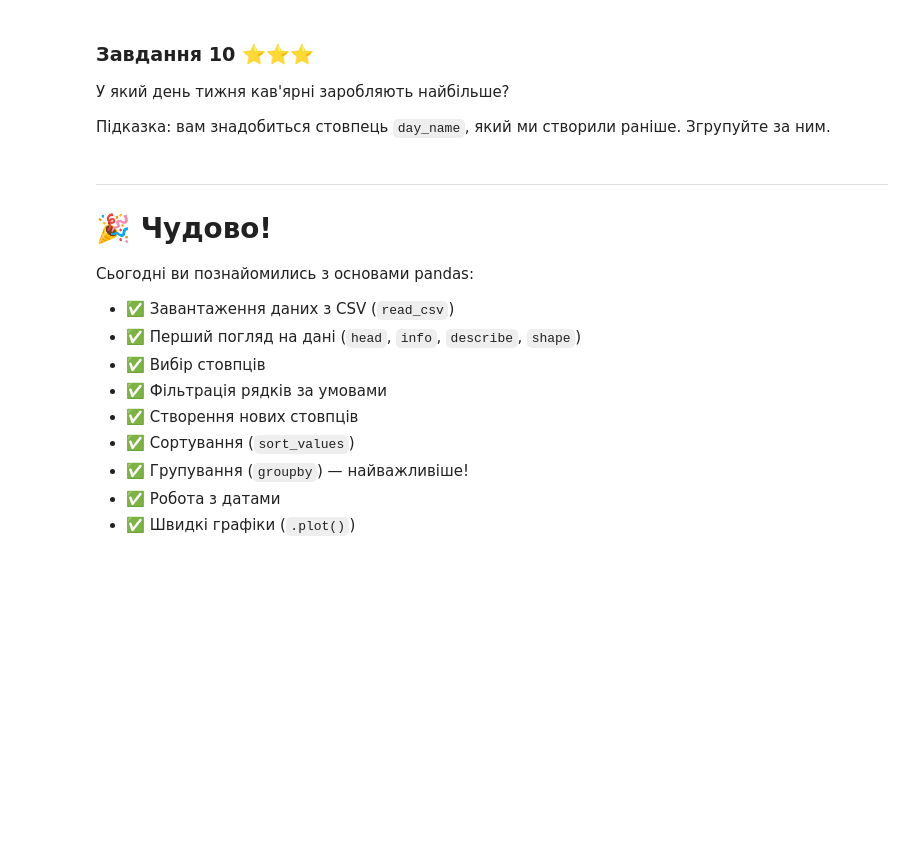
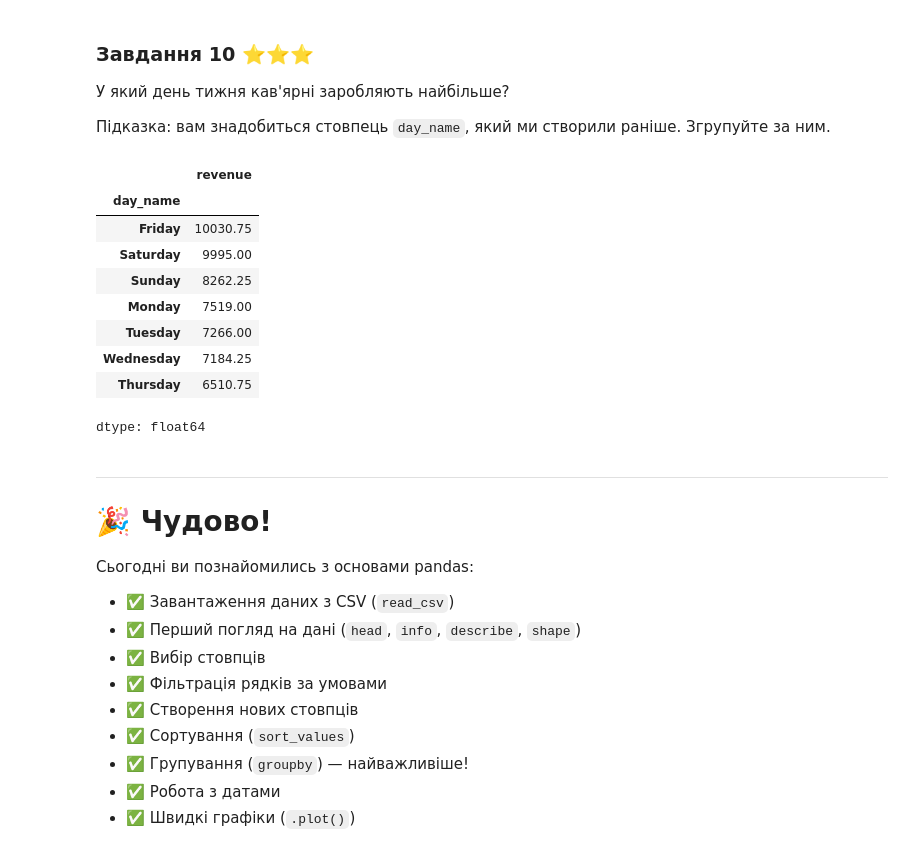
Before and after one commit to volodymyr-holovan/DTA2026, a Jupyter notebook: classwork/pandas_lecture.ipynb, the cells around one changed output. Cells and saved outputs as stored; diff of their text form; code cells hidden in the pictures; blank space fills up the shorter version.

```diff
--- a/classwork/pandas_lecture.ipynb
+++ b/classwork/pandas_lecture.ipynb
@@ -620,3 +643,17 @@ dtype: float64
+# %%
+# Ваш код:
+df.assign(day_name=pd.to_datetime(df["date"]).dt.day_name()).groupby("day_name")["revenue"].sum().sort_values(ascending=False)
+# %% [output]
+|  | revenue |
+| day_name |  |
+| Friday | 10030.75 |
+| Saturday | 9995.00 |
+| Sunday | 8262.25 |
+| Monday | 7519.00 |
+| Tuesday | 7266.00 |
+| Wednesday | 7184.25 |
+| Thursday | 6510.75 |
+dtype: float64
 # %% [markdown]
 ---
 
```
Also changed, not shown: parts of 7 cells of this notebook.
